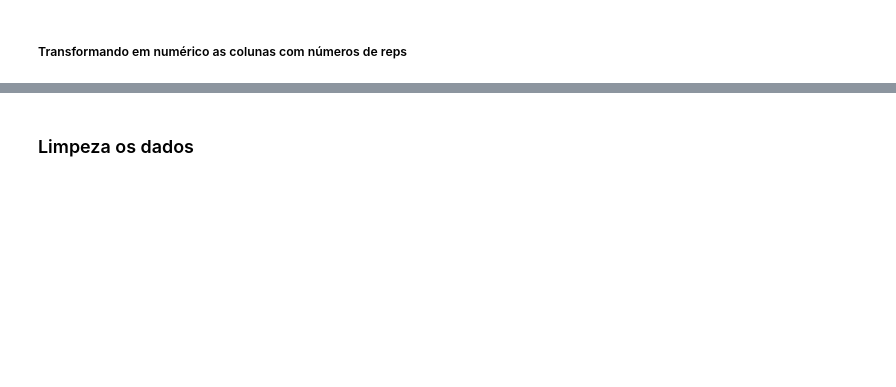
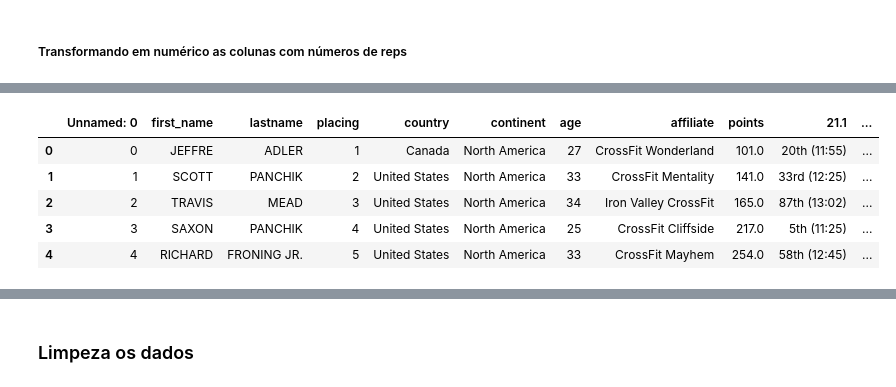
Before and after one commit to DheniMoura/Crossfit_open_2021, a Jupyter notebook: Limpeza_de_dados/male_limpeza_dados.ipynb, the cells around one changed output, grey strips where cells are left out. Cells and saved outputs as stored; diff of their text form; code cells hidden in the pictures; blank space fills up the shorter version.

```diff
--- a/Limpeza_de_dados/male_limpeza_dados.ipynb
+++ b/Limpeza_de_dados/male_limpeza_dados.ipynb
@@ -224,0 +262,10 @@ memory usage: 22.0+ MB
+# %%
+#Funaçao para substituir valores inválidos por peso zero
+def remove_peso_invalido(value):
+    if ('(' in value):
+        value = '0'
+    return value
+# %%
+open_masc['weight_lifted'] = open_masc['weight_lifted'].apply(remove_peso_invalido)
+# %%
+open_masc['weight_lifted'] = open_masc['weight_lifted'].apply(substitui_lbs)
@@ -224,0 +276,3 @@ memory usage: 22.0+ MB
+# %%
+# Convertendo a coluna weight lifted de 'string' para numérico
+open_masc['weight_lifted'] = pd.to_numeric(open_masc['weight_lifted'])
@@ -224,0 +294,9 @@ memory usage: 22.0+ MB
+# %%
+open_masc.head()
+# %% [output]
+|  | Unnamed: 0 | first_name | lastname | placing | country | continent | age | affiliate | points | 21.1 | ... |
+| 0 | 0 | JEFFRE | ADLER | 1 | Canada | North America | 27 | CrossFit Wonderland | 101.0 | 20th (11:55) | ... |
+| 1 | 1 | SCOTT | PANCHIK | 2 | United States | North America | 33 | CrossFit Mentality | 141.0 | 33rd (12:25) | ... |
+| 2 | 2 | TRAVIS | MEAD | 3 | United States | North America | 34 | Iron Valley CrossFit | 165.0 | 87th (13:02) | ... |
+| 3 | 3 | SAXON | PANCHIK | 4 | United States | North America | 25 | CrossFit Cliffside | 217.0 | 5th (11:25) | ... |
+| 4 | 4 | RICHARD | FRONING JR. | 5 | United States | North America | 33 | CrossFit Mayhem | 254.0 | 58th (12:45) | ... |
```
Also changed, not shown: parts of 33 cells of this notebook, 19 other files.
